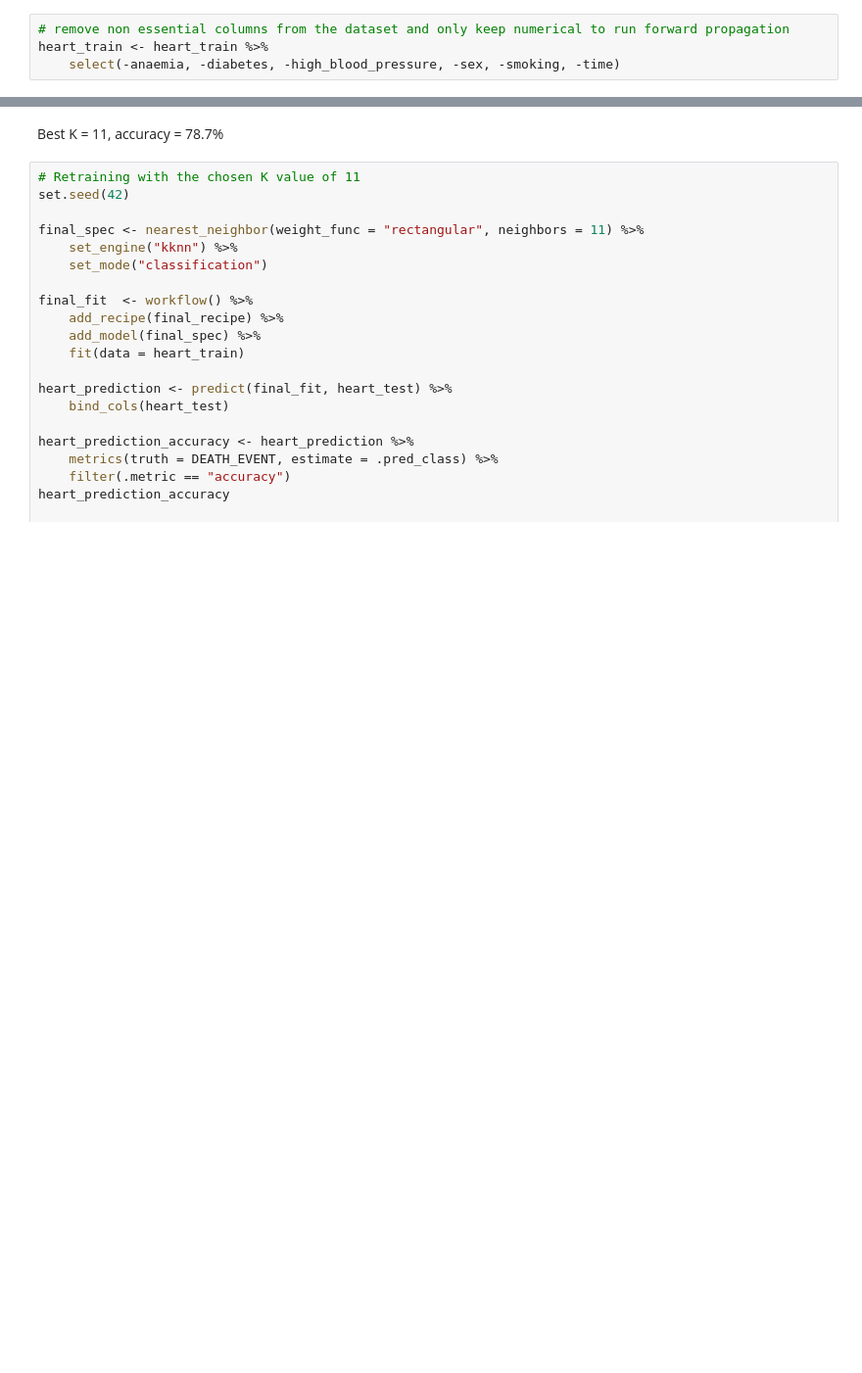
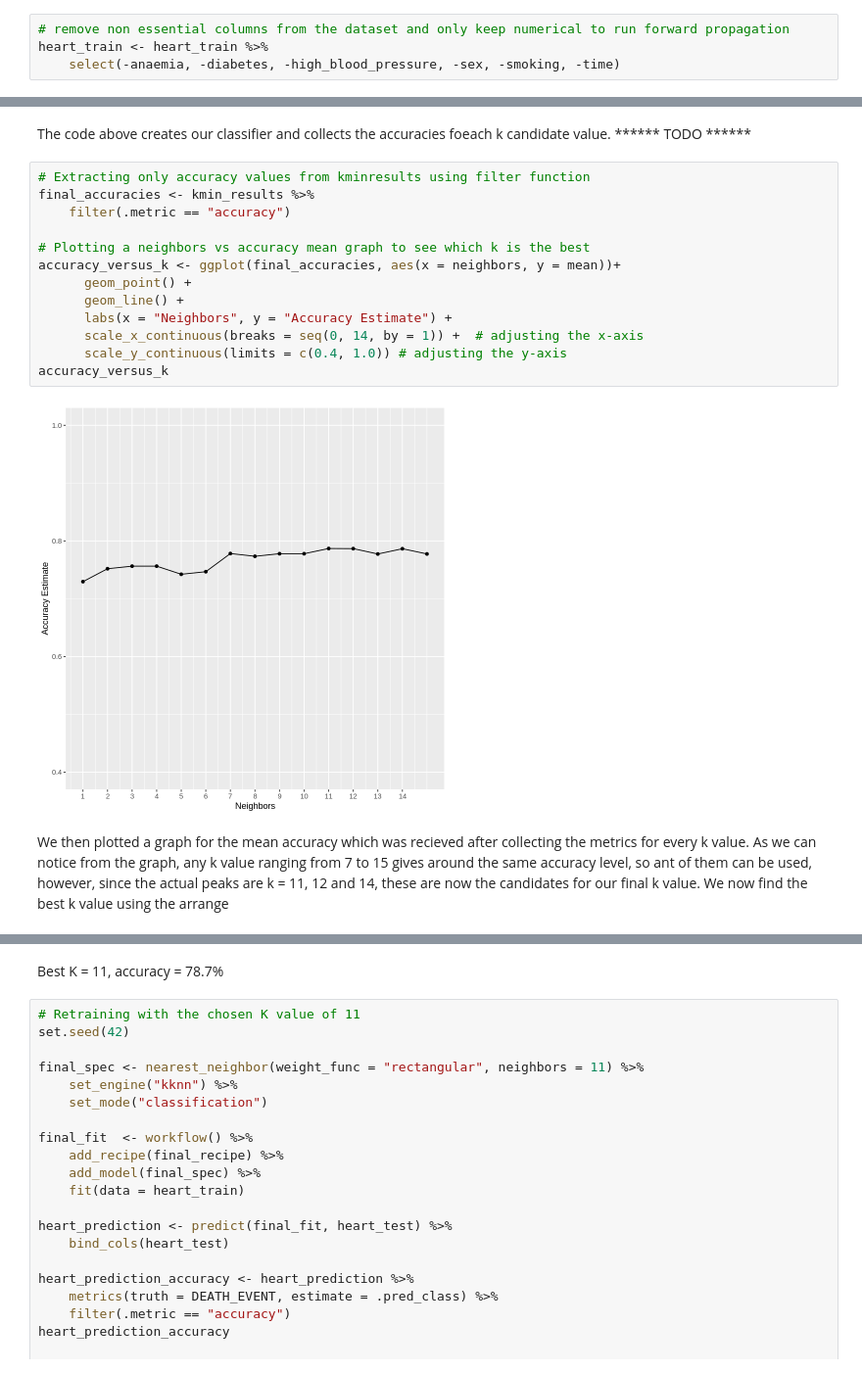
Before and after one commit to agoel25/Heart-Failure-Classifier, a Jupyter notebook: final_report.ipynb, the cells around one changed output, grey strips where cells are left out. Shown at 98% size. Cells and saved outputs as stored; diff of their text form; blank space fills up the shorter version.

```diff
--- a/final_report.ipynb
+++ b/final_report.ipynb
@@ -221,0 +217,19 @@ A tibble: 1 × 2
+# %% [markdown]
+The code above creates our classifier and collects the accuracies foeach k candidate value. ****** TODO ******
+# %%
+# Extracting only accuracy values from kminresults using filter function
+final_accuracies <- kmin_results %>%
+    filter(.metric == "accuracy")
+
+# Plotting a neighbors vs accuracy mean graph to see which k is the best
+accuracy_versus_k <- ggplot(final_accuracies, aes(x = neighbors, y = mean))+
+      geom_point() +
+      geom_line() +
+      labs(x = "Neighbors", y = "Accuracy Estimate") +
+      scale_x_continuous(breaks = seq(0, 14, by = 1)) +  # adjusting the x-axis
+      scale_y_continuous(limits = c(0.4, 1.0)) # adjusting the y-axis
+accuracy_versus_k
+# %% [output]
+[figure, added]
+# %% [markdown]
+We then plotted a graph for the mean accuracy which was recieved after collecting the metrics for every k value. As we can notice from the graph, any k value ranging from 7 to 15 gives around the same accuracy level, so ant of them can be used, however, since the actual peaks are k = 11, 12 and 14, these are now the candidates for our final k value. We now find the best k value using the arrange
```
Also changed, not shown: parts of 16 cells of this notebook.
